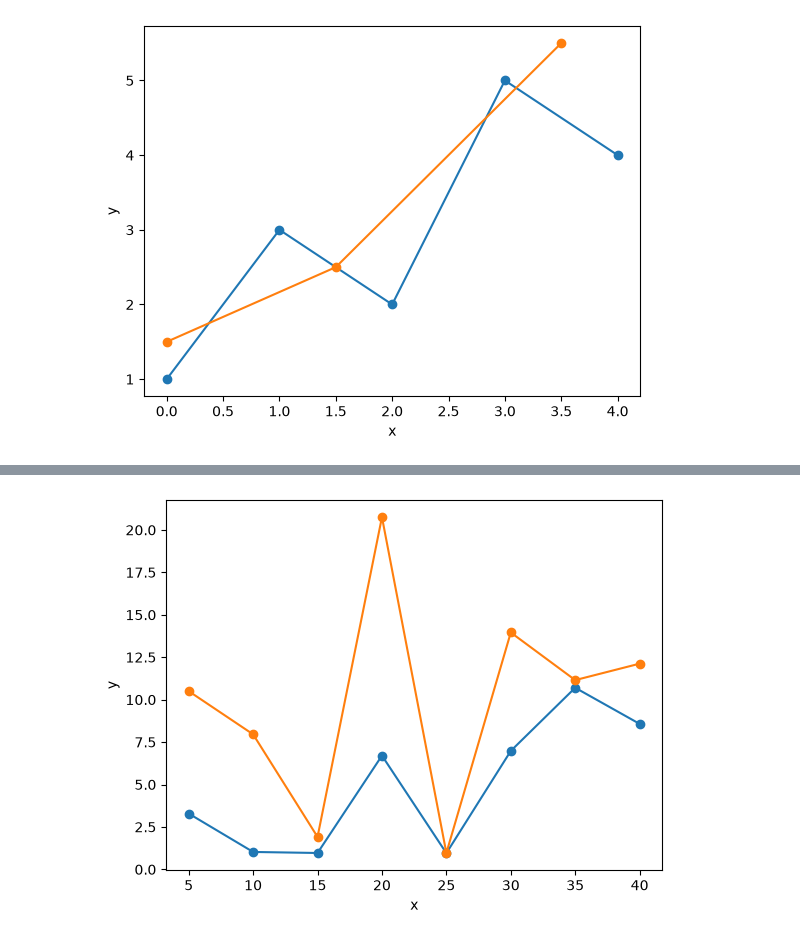
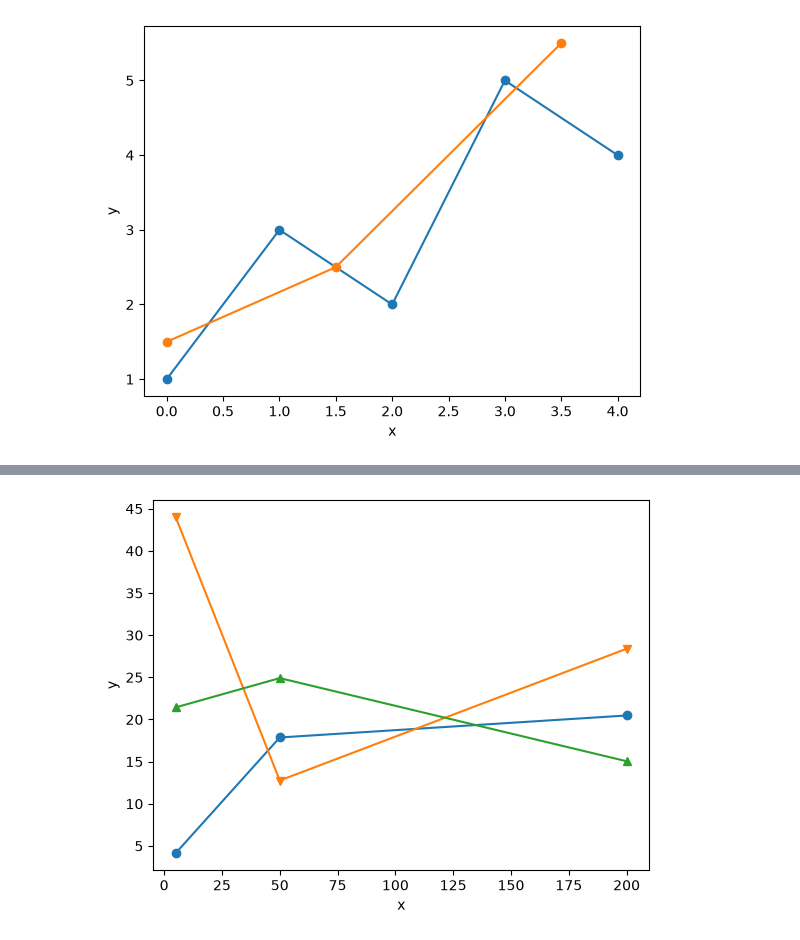
Before and after one commit to wonhotoss/road-to-ML, a Jupyter notebook: stage-1-basics/NN.ipynb, the cells around one changed output, grey strips where cells are left out. Saved outputs shown, nothing was run; the diff lists cells and outputs as text; code cells hidden in the pictures.

```diff
--- a/stage-1-basics/NN.ipynb
+++ b/stage-1-basics/NN.ipynb
@@ -478,21 +483,18 @@ diff: 5573.30256574455
 # %%
+inputs = 3
+outs = 5
+params, top = create_random_expression(inputs)
+top = top.tanh() * Expression(outs) # care min/max output of neuron. -outs ~ outs
+
+def make_input()->list[float]:
+    return [random.uniform(-5.0, 5.0) for i in range(inputs)]
+def make_expect(d: list[float]):
+    for i in range(len(d)):
+        params[i].value = d[i]
+    return tsort_forward(top)[top]
+
 def compare_loss(traning_set_count: int, step: int):
-    inputs = 3
-    outs = 5
-    params, top = create_random_expression(inputs)
-    top = top.tanh() * Expression(outs) # care min/max output of neuron
-
-    def make_input()->list[float]:
-        return [random.uniform(-3.0, 3.0) for i in range(inputs)]
-    def make_expect(d: list[float]):
-        for i in range(len(d)):
-            params[i].value = d[i]
-        return tsort_forward(top)[top]
-
     traning_set: list[list[float]] = [make_input() for i in range(traning_set_count)]
-
-
-
     traning_expects = [make_expect(d) for d in traning_set]
 
     brain = mlp(inputs, [outs, outs, outs])
@@ -502,6 +504,7 @@ def compare_loss(traning_set_count: int, step: int):
         losses = [(Expression(x) - v) ** 2 for v, x in zip(evaluated, expects)]
         return Expression.sum(losses)
 
+    # traning
     for i in range(step):
         loss = get_loss(traning_set, traning_expects)
 
@@ -513,9 +516,11 @@ def compare_loss(traning_set_count: int, step: int):
         for p in brain.parameters():
             p.value += -gradients[p] * 0.05
 
+    loss = get_loss(traning_set, traning_expects)
     values = tsort_forward(loss)
     traning_loss = values[loss] / traning_set_count
-    # print("traning loss: ", values[loss] / traning_set_count)
+
+    print("final traning loss: ", traning_loss)
 
     test_set_count = 5
     test_set: list[list[float]] = [make_input() for i in range(test_set_count)]
@@ -524,59 +529,28 @@ def compare_loss(traning_set_count: int, step: int):
     values = tsort_forward(loss)
     test_loss = values[loss] / test_set_count
 
-    return traning_loss, test_loss
-    # print("test loss: ", values[loss] / test_set_count)
+    # constant prediction is 0. so constant loss is output of expression itself
+    constant_test_loss = sum([e ** 2 for e in  test_expects]) / len(test_expects)
+
+    return traning_loss, test_loss, constant_test_loss
 
 
-    # values = tsort_forward(top)
-    # grads = tsort_backward(top, values)
-    # draw_dot(top, values, grads)
-
-
-
-# for x in range(5, 201, 5):
-sample_counts = range(5, 41, 5)
+sample_counts = [5, 50, 200]
 traning_loses = []
 test_loses = []
+constant_loses = []
 for s in sample_counts:
-    loss = compare_loss(s, 50)
+    loss = compare_loss(s, 20)
     traning_loses.append(loss[0])
     test_loses.append(loss[1])
-    # loses.append(compare_loss(s, 50))
-    # print(x)
+    constant_loses.append(loss[2])
 
 plt.plot(sample_counts, traning_loses, marker='o')
-plt.plot(sample_counts, test_loses, marker='o')
-
-# x = 0
-# for loss in loses:
-#     x += 1
-#     plt.plot(x, loss[0], marker='o')
-
-# x = 0
-# for loss in loses:
-#     x += 1
-#     plt.plot(x, loss[1], marker='o')
+plt.plot(sample_counts, test_loses, marker='v')
+plt.plot(sample_counts, constant_loses, marker='^')
 
 
 plt.xlabel("x")
 plt.ylabel("y")
 plt.show()
-
-# x = [0, 1, 2, 3, 4]
-# y = [1, 3, 2, 5, 4]
-# plt.plot(x, y, marker='o')
-
-# x = [0, 1.5, 3.5]
-# y = [1.5, 2.5, 5.5]
-# plt.plot(x, y, marker='o')
-
-# plt.xlabel("x")
-# plt.ylabel("y")
-# plt.show()
-
-# xy = []
-
-# for i in range(200):
-#     compare_loss(i, 50)
 # %% [output]
@@ -583 +560 @@ plt.show()
-[figure, old version]
+[figure, new version]
```
Also changed, not shown: parts of 3 cells of this notebook, 1 other file.
